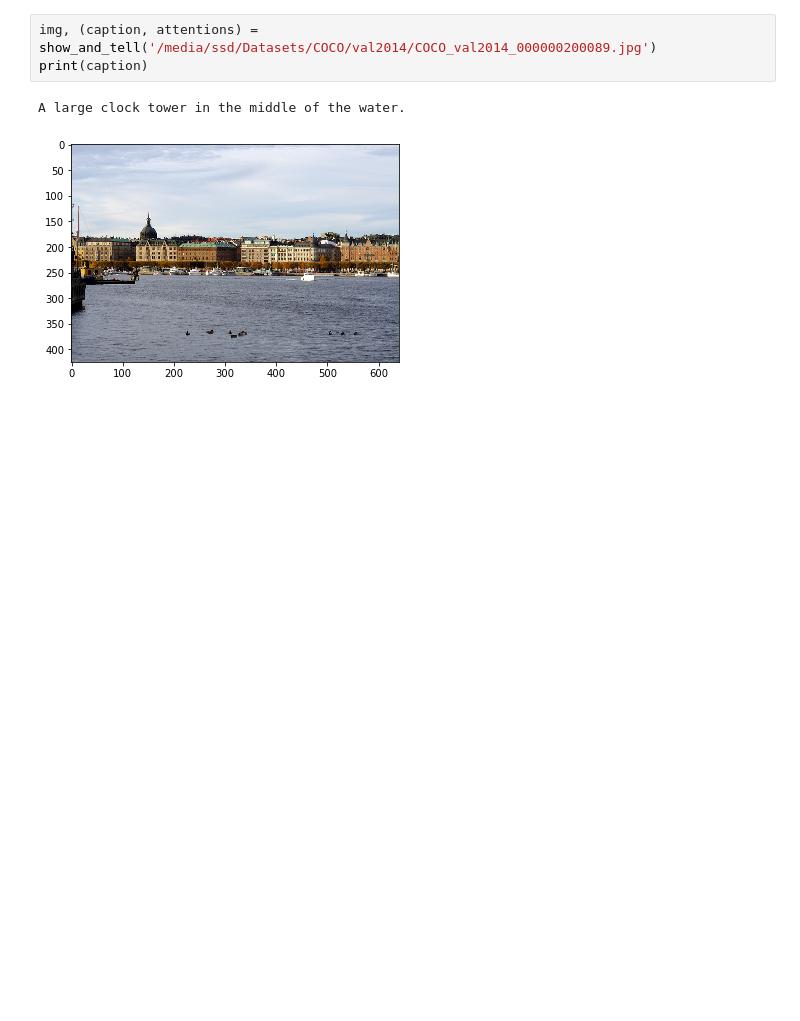
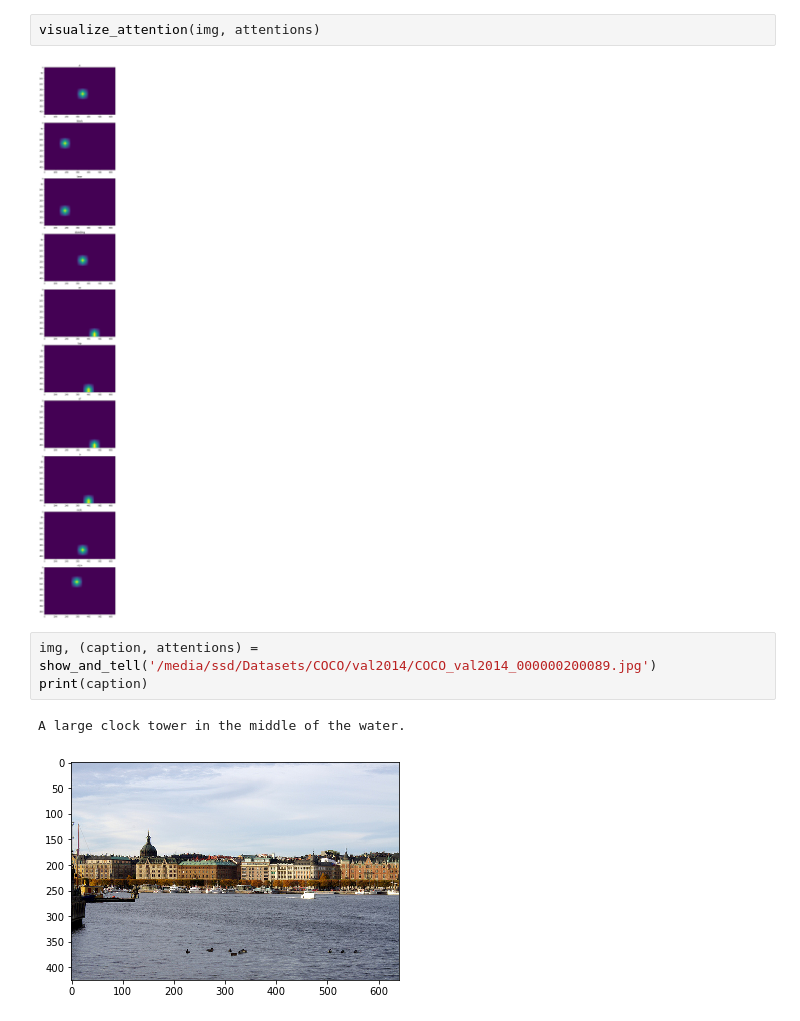
Before and after one commit to eladhoffer/seq2seq.pytorch, a Jupyter notebook: examples/Generate_Caption.ipynb, the cells around one changed output. Cells and saved outputs as stored; diff of their text form; blank space fills up the shorter version.

```diff
--- a/examples/Generate_Caption.ipynb
+++ b/examples/Generate_Caption.ipynb
@@ -46,3 +59,7 @@ def visualize_attention(img, attention):
+# %%
+visualize_attention(img, attentions)
+# %% [output]
+[figure, added]
 # %%
 img, (caption, attentions) = show_and_tell('/media/ssd/Datasets/COCO/val2014/COCO_val2014_000000200089.jpg')
 print(caption)
```
Also changed, not shown: parts of 5 cells of this notebook, 13 other files.
